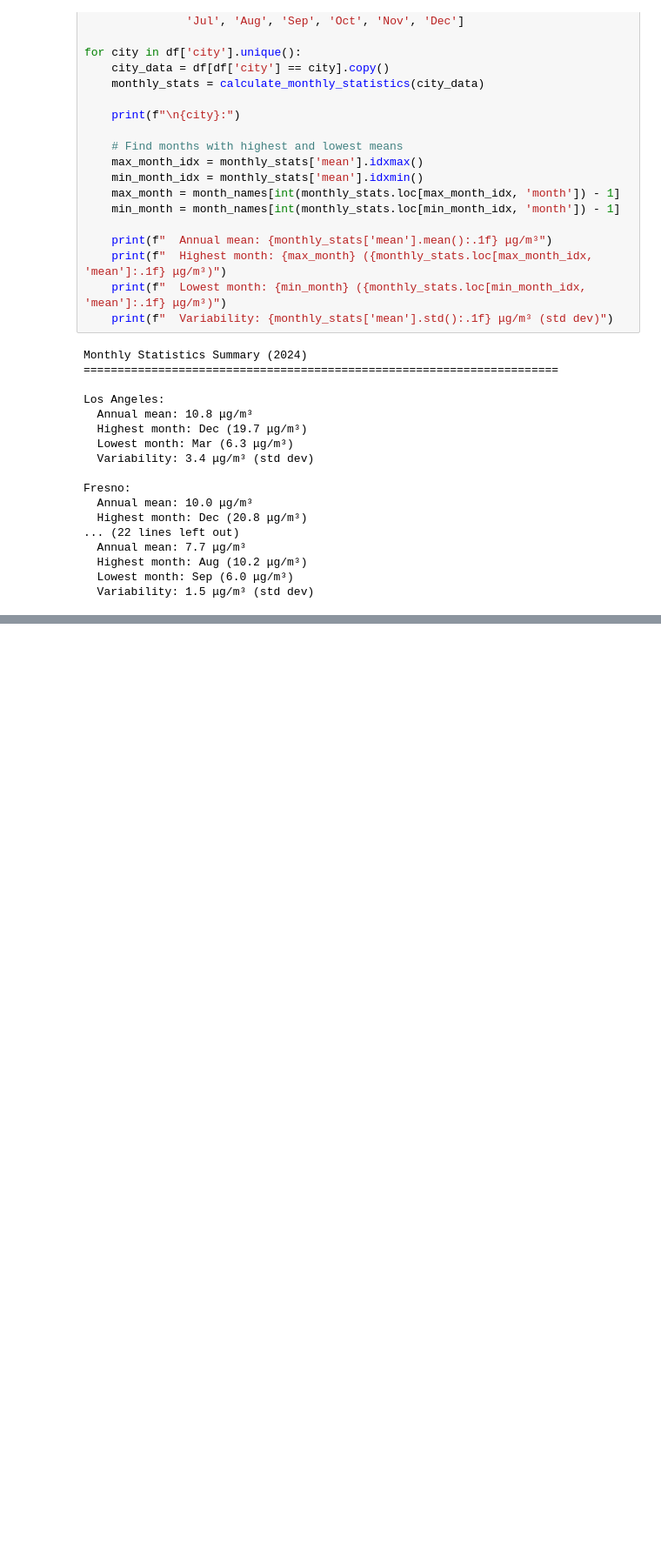
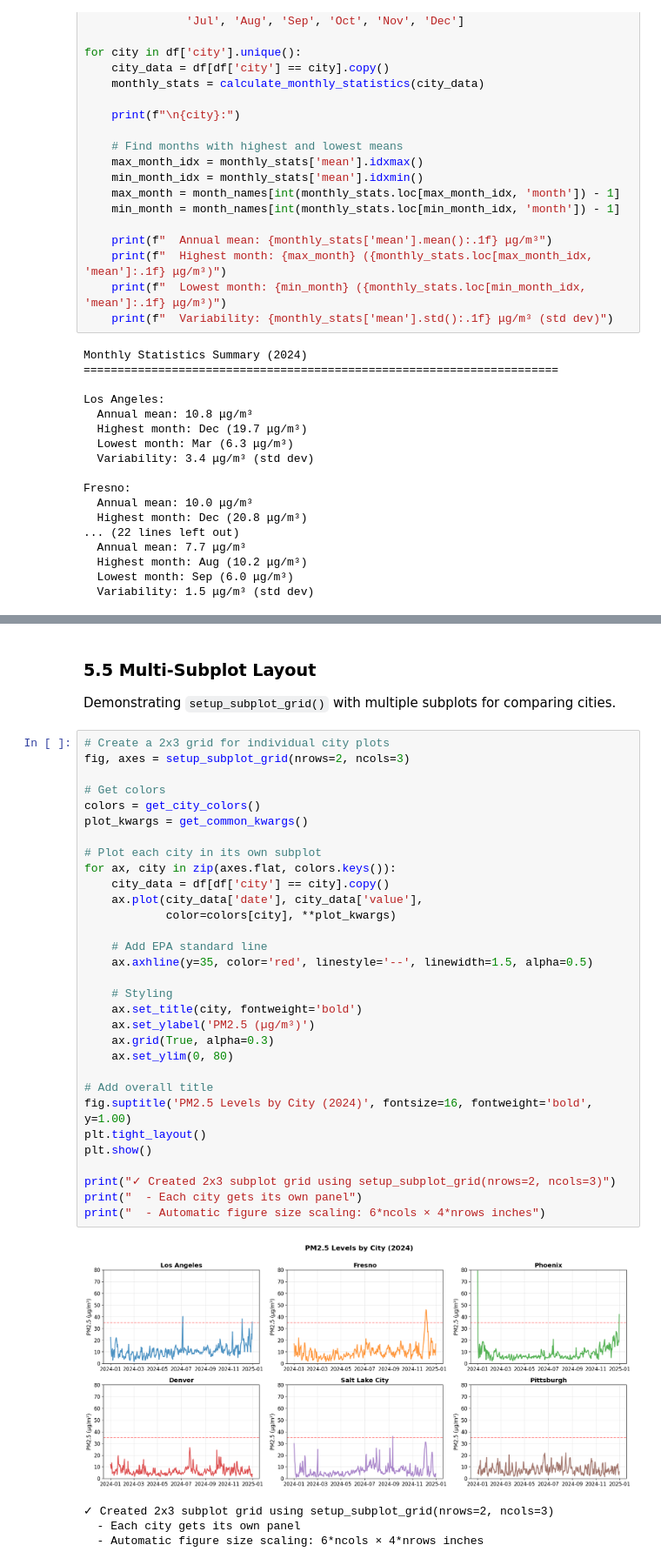
Before and after one commit to Ni-Bu/Air-Quality-Analysis, a Jupyter notebook: analysis_demo.ipynb, the cells around one changed output, grey strips where cells are left out. Shown: that part at 87% size. Saved outputs shown, nothing was run; the diff lists cells and outputs as text; blank space fills up the shorter version.

```diff
--- a/analysis_demo.ipynb
+++ b/analysis_demo.ipynb
@@ -423,0 +574,40 @@ Fresno:
+# %% [markdown]
+### 5.5 Multi-Subplot Layout
+
+Demonstrating `setup_subplot_grid()` with multiple subplots for comparing cities.
+# %%
+# Create a 2x3 grid for individual city plots
+fig, axes = setup_subplot_grid(nrows=2, ncols=3)
+
+# Get colors
+colors = get_city_colors()
+plot_kwargs = get_common_kwargs()
+
+# Plot each city in its own subplot
+for ax, city in zip(axes.flat, colors.keys()):
+    city_data = df[df['city'] == city].copy()
+    ax.plot(city_data['date'], city_data['value'],
+            color=colors[city], **plot_kwargs)
+
+    # Add EPA standard line
+    ax.axhline(y=35, color='red', linestyle='--', linewidth=1.5, alpha=0.5)
+
+    # Styling
+    ax.set_title(city, fontweight='bold')
+    ax.set_ylabel('PM2.5 (µg/m³)')
+    ax.grid(True, alpha=0.3)
+    ax.set_ylim(0, 80)
+
+# Add overall title
+fig.suptitle('PM2.5 Levels by City (2024)', fontsize=16, fontweight='bold', y=1.00)
+plt.tight_layout()
+plt.show()
+
+print("✓ Created 2x3 subplot grid using setup_subplot_grid(nrows=2, ncols=3)")
+print("  - Each city gets its own panel")
+print("  - Automatic figure size scaling: 6*ncols × 4*nrows inches")
+# %% [output]
+[figure, added]
+✓ Created 2x3 subplot grid using setup_subplot_grid(nrows=2, ncols=3)
+  - Each city gets its own panel
+  - Automatic figure size scaling: 6*ncols × 4*nrows inches
```
Also changed, not shown: parts of 10 cells of this notebook.
